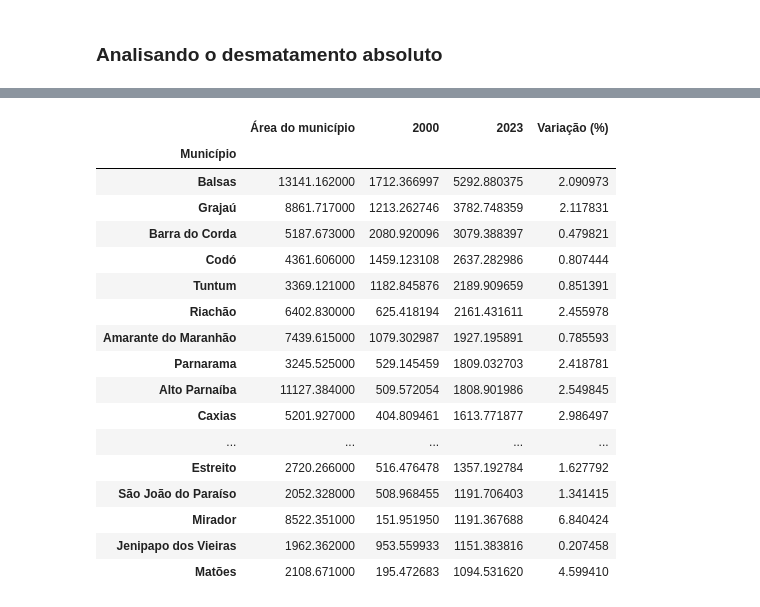
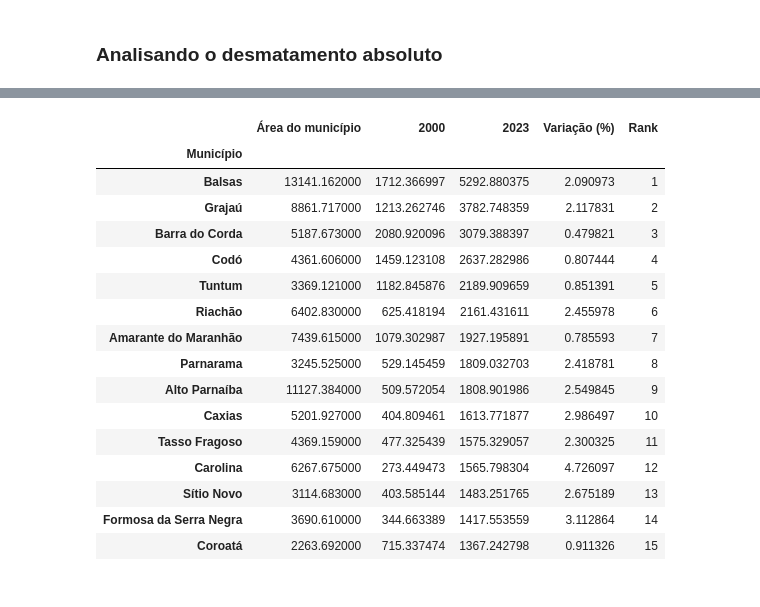
Before and after one commit to LambdaGeo/analise_cerrado_ma, a Jupyter notebook: analise_municipios.ipynb, the cells around one changed output, grey strips where cells are left out. Drawn from its saved outputs; the diff is of its cells as text; code cells hidden in the pictures.

```diff
--- a/analise_municipios.ipynb
+++ b/analise_municipios.ipynb
@@ -267,5 +267,7 @@ gdf_mun_cerrado.head(3)
 | 2100105 | Afonso Cunha | MA | 371.338 | POLYGON ((-43.28145 -4.31924, -43... | 42.515084 | 0.114492 | 93.137045 | 0.250815 | ... |
 | 2100154 | Água Doce do Maranhão | MA | 442.292 | POLYGON ((-42.17657 -2.84415, -42... | 64.003850 | 0.144709 | 168.707853 | 0.381440 | ... |
 | 2100303 | Aldeias Altas | MA | 1942.121 | POLYGON ((-43.36510 -4.64627, -43... | 93.311739 | 0.048046 | 580.655785 | 0.298980 | ... |
+# %%
+gdf_mun_cerrado["VariacaoAbsoluta"] = gdf_mun_cerrado["D2001-23_km2"] / gdf_mun_cerrado["D2000_km2"]
 # %% [markdown]
 ### Analisando o desmatamento absoluto
@@ -272,4 +318,4 @@ gdf_mun_cerrado.head(3)
 # %%
-gdf_mun_top20_absoluto = gdf_mun_cerrado.sort_values("D2000-23_km2", ascending=False).head(20)[["NM_MUN","AREA_KM2","D2000_km2","D2000-23_km2","D2001-23_km2"]].set_index("NM_MUN")
-gdf_mun_top20_absoluto
+gdf_mun_top_absoluto = gdf_mun_cerrado.sort_values("D2001-23_km2", ascending=False).head(15)[["NM_MUN","AREA_KM2","D2000_km2","D2000-23_km2","D2001-23_km2","VariacaoAbsoluta"]].set_index("NM_MUN")
+gdf_mun_top_absoluto
 # %% [output]
@@ -304,0 +357,3 @@ gdf_mun_top20_absoluto.head()
+# %%
+gdf_mun_top_absoluto["Rank"] = range(1,16)
+gdf_mun_top_absoluto.head()
@@ -305,28 +368,27 @@ gdf_mun_top20_absoluto.head()
 # %%
-gdf_mun_top20_absoluto.columns = ["Área do município","2000","2023","D2001-23_km2","Variação (%)"]
-gdf_mun_top20_absoluto.index.name = "Município"
+gdf_mun_top_absoluto.columns = ["Área do município","2000","2023","D2001-23_km2","Variação (%)","Rank"]
+gdf_mun_top_absoluto.index.name = "Município"
 # %%
-s_top20_absoluto = gdf_mun_top20_absoluto.drop("D2001-23_km2", axis=1).style
-s_top20_absoluto
+s_top_absoluto = gdf_mun_top_absoluto.drop("D2001-23_km2", axis=1).style
+s_top_absoluto
 # %% [output]
-|  | Área do município | 2000 | 2023 | Variação (%) |
-| Município |  |  |  |  |
-| Balsas | 13141.162000 | 1712.366997 | 5292.880375 | 2.090973 |
-| Grajaú | 8861.717000 | 1213.262746 | 3782.748359 | 2.117831 |
-| Barra do Corda | 5187.673000 | 2080.920096 | 3079.388397 | 0.479821 |
-| Codó | 4361.606000 | 1459.123108 | 2637.282986 | 0.807444 |
-| Tuntum | 3369.121000 | 1182.845876 | 2189.909659 | 0.851391 |
-| Riachão | 6402.830000 | 625.418194 | 2161.431611 | 2.455978 |
-| Amarante do Maranhão | 7439.615000 | 1079.302987 | 1927.195891 | 0.785593 |
-| Parnarama | 3245.525000 | 529.145459 | 1809.032703 | 2.418781 |
-| Alto Parnaíba | 11127.384000 | 509.572054 | 1808.901986 | 2.549845 |
-| Caxias | 5201.927000 | 404.809461 | 1613.771877 | 2.986497 |
-| ... | ... | ... | ... | ... |
-| Estreito | 2720.266000 | 516.476478 | 1357.192784 | 1.627792 |
-| São João do Paraíso | 2052.328000 | 508.968455 | 1191.706403 | 1.341415 |
-| Mirador | 8522.351000 | 151.951950 | 1191.367688 | 6.840424 |
-| Jenipapo dos Vieiras | 1962.362000 | 953.559933 | 1151.383816 | 0.207458 |
-| Matões | 2108.671000 | 195.472683 | 1094.531620 | 4.599410 |
+|  | Área do município | 2000 | 2023 | Variação (%) | Rank |
+| Município |  |  |  |  |  |
+| Balsas | 13141.162000 | 1712.366997 | 5292.880375 | 2.090973 | 1 |
+| Grajaú | 8861.717000 | 1213.262746 | 3782.748359 | 2.117831 | 2 |
+| Barra do Corda | 5187.673000 | 2080.920096 | 3079.388397 | 0.479821 | 3 |
+| Codó | 4361.606000 | 1459.123108 | 2637.282986 | 0.807444 | 4 |
+| Tuntum | 3369.121000 | 1182.845876 | 2189.909659 | 0.851391 | 5 |
+| Riachão | 6402.830000 | 625.418194 | 2161.431611 | 2.455978 | 6 |
+| Amarante do Maranhão | 7439.615000 | 1079.302987 | 1927.195891 | 0.785593 | 7 |
+| Parnarama | 3245.525000 | 529.145459 | 1809.032703 | 2.418781 | 8 |
+| Alto Parnaíba | 11127.384000 | 509.572054 | 1808.901986 | 2.549845 | 9 |
+| Caxias | 5201.927000 | 404.809461 | 1613.771877 | 2.986497 | 10 |
+| Tasso Fragoso | 4369.159000 | 477.325439 | 1575.329057 | 2.300325 | 11 |
+| Carolina | 6267.675000 | 273.449473 | 1565.798304 | 4.726097 | 12 |
+| Sítio Novo | 3114.683000 | 403.585144 | 1483.251765 | 2.675189 | 13 |
+| Formosa da Serra Negra | 3690.610000 | 344.663389 | 1417.553559 | 3.112864 | 14 |
+| Coroatá | 2263.692000 | 715.337474 | 1367.242798 | 0.911326 | 15 |
 # %%
 def formatar_valor(valor):
     return '{:,.1f}'.format(valor).replace(',', 'X').replace('.', ',').replace('X', '.')
```
Also changed, not shown: parts of 145 cells of this notebook, 2 other files.
